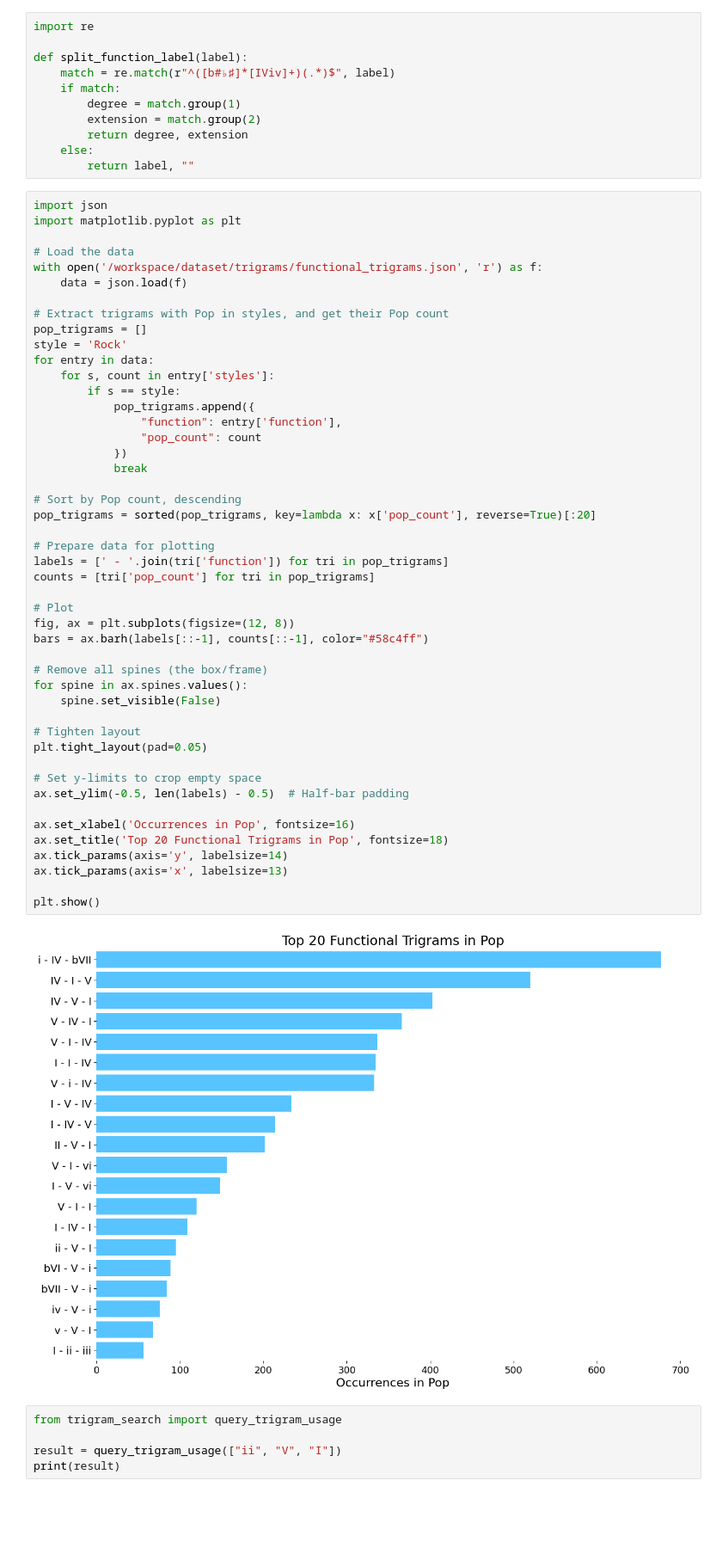
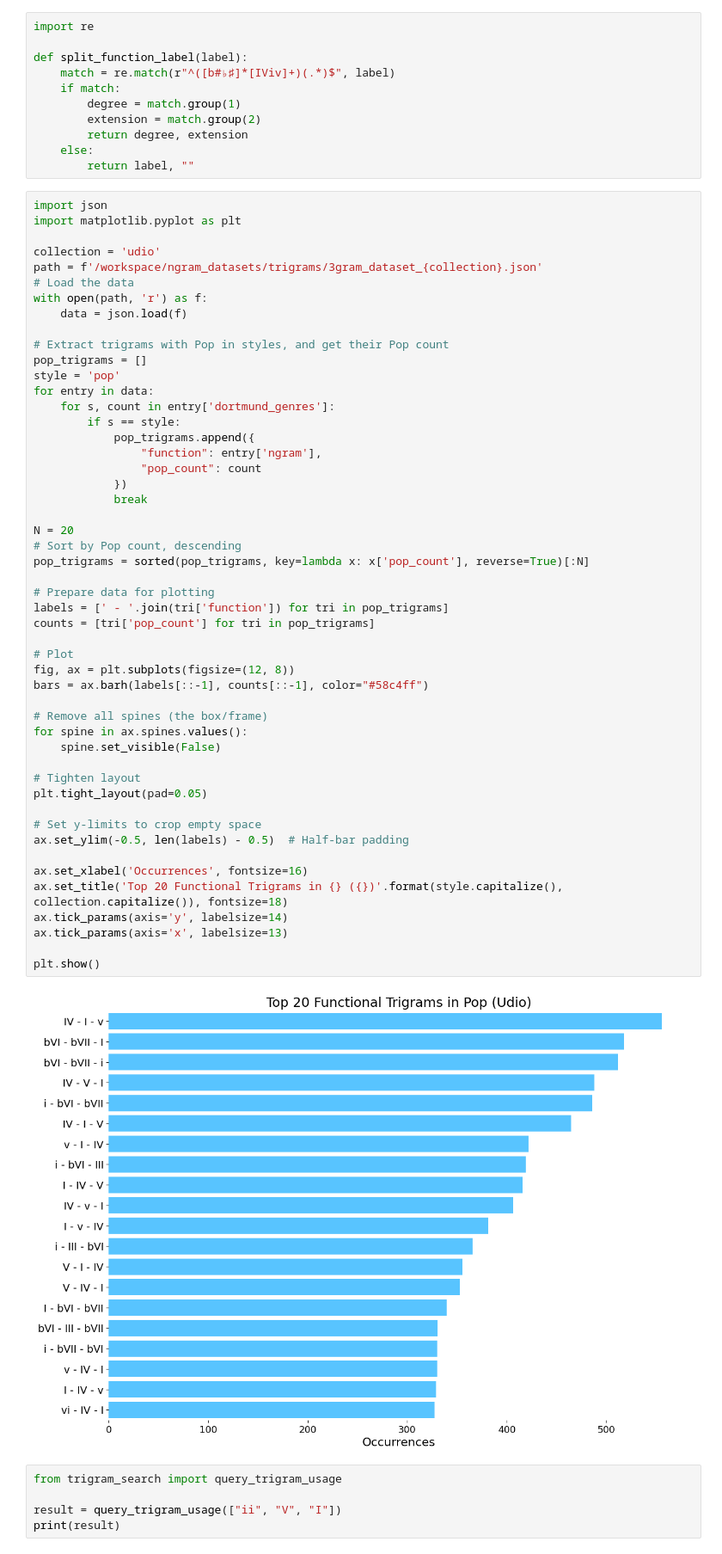
Before and after one commit to Dazzid/Aimir_Structure, a Jupyter notebook: src/trigram_analysis.ipynb, the cells around one changed output. Shown: that part at 86% size. Cells and saved outputs as stored; diff of their text form; blank space fills up the shorter version.

```diff
--- a/src/trigram_analysis.ipynb
+++ b/src/trigram_analysis.ipynb
@@ -189,51 +189,54 @@ def split_function_label(label):
 import json
 import matplotlib.pyplot as plt
 
+collection = 'udio'
+path = f'/workspace/ngram_datasets/trigrams/3gram_dataset_{collection}.json'
 # Load the data
-with open('/workspace/dataset/trigrams/functional_trigrams.json', 'r') as f:
+with open(path, 'r') as f:
     data = json.load(f)
 
 # Extract trigrams with Pop in styles, and get their Pop count
 pop_trigrams = []
-style = 'Rock'
+style = 'pop'
 for entry in data:
-    for s, count in entry['styles']:
+    for s, count in entry['dortmund_genres']:
         if s == style:
             pop_trigrams.append({
-                "function": entry['function'],
+                "function": entry['ngram'],
                 "pop_count": count
             })
             break
 
+N = 20
 # Sort by Pop count, descending
-pop_trigrams = sorted(pop_trigrams, key=lambda x: x['pop_count'], reverse=True)[:20]
+pop_trigrams = sorted(pop_trigrams, key=lambda x: x['pop_count'], reverse=True)[:N]
 
 # Prepare data for plotting
 labels = [' - '.join(tri['function']) for tri in pop_trigrams]
 counts = [tri['pop_count'] for tri in pop_trigrams]
 
 # Plot
 fig, ax = plt.subplots(figsize=(12, 8))
 bars = ax.barh(labels[::-1], counts[::-1], color="#58c4ff")
 
 # Remove all spines (the box/frame)
 for spine in ax.spines.values():
     spine.set_visible(False)
 
 # Tighten layout
 plt.tight_layout(pad=0.05)
 
 # Set y-limits to crop empty space
 ax.set_ylim(-0.5, len(labels) - 0.5)  # Half-bar padding
 
-ax.set_xlabel('Occurrences in Pop', fontsize=16)
-ax.set_title('Top 20 Functional Trigrams in Pop', fontsize=18)
+ax.set_xlabel('Occurrences', fontsize=16)
+ax.set_title('Top 20 Functional Trigrams in {} ({})'.format(style.capitalize(), collection.capitalize()), fontsize=18)
 ax.tick_params(axis='y', labelsize=14)
 ax.tick_params(axis='x', labelsize=13)
 
 plt.show()
 # %% [output]
-[figure, old version]
+[figure, new version]
 # %%
 from trigram_search import query_trigram_usage
 
```
Also changed, not shown: parts of 15 cells of this notebook, 6 other files.
